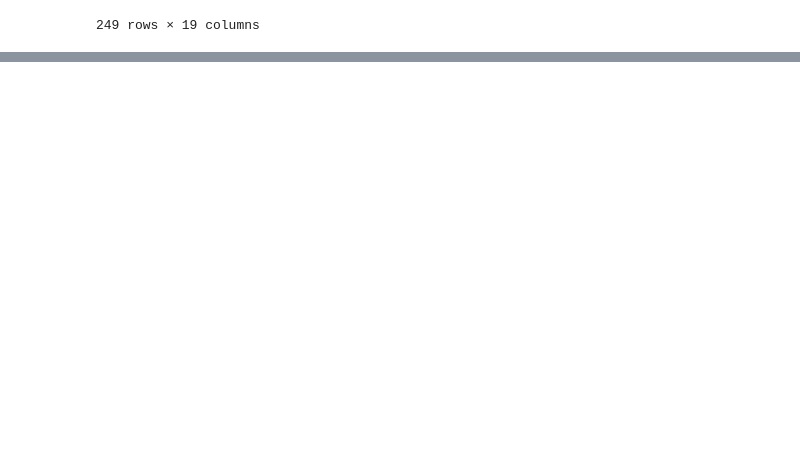
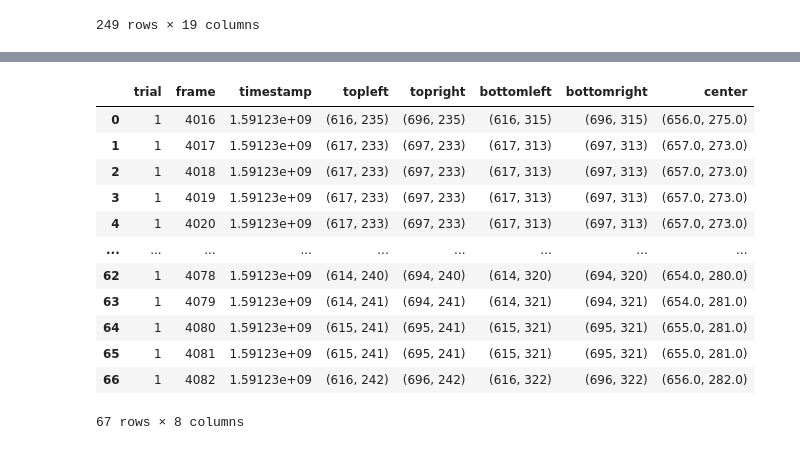
Before and after one commit to selzha/SD_radiology_EM, a Jupyter notebook: TCBpipeline.ipynb, the cells around one changed output, grey strips where cells are left out. Drawn from its saved outputs; the diff is of its cells as text; code cells hidden in the pictures; blank space fills up the shorter version.

Commit message:
implemented find_blob

```diff
--- a/TCBpipeline.ipynb
+++ b/TCBpipeline.ipynb
@@ -200,0 +245,13 @@ IndentationError: expected an indented block (<ipython-input-35-66689a6ca54b>, l
+# %%
+#make new df
+blob_coords = pd.DataFrame(columns=["trial", "frame", "timestamp", "topleft", "topright", "bottomleft", "bottomright", "center"])
+#run find_blob on frames in subset
+def blob_finder(bframe, eframe, trial, block):
+    degree = TCBbehavioral[(TCBbehavioral["trialNumber"] == trial) & (TCBbehavioral['blockNumber'] == block)].index.values[0]
+    for i in range(bframe, eframe + 1):
+        blob = find_blob(subset_path + "/frame" + str(i) + ".png", correct_tags, degree)
+        tright= (blob[2][0], blob[1][1])
+        bleft = (blob[1][0], blob[2][1])
+        values = [trial, i, timestampframe.iloc[i+1, 0], blob[1], tright, bleft, blob[2], blob[0]]
+        blob_coords.loc[len(blob_coords), :] = values
+blob_finder(begin_frame, end_frame, 1, 1)
@@ -200,0 +276,16 @@ IndentationError: expected an indented block (<ipython-input-35-66689a6ca54b>, l
+# %%
+blob_coords
+# %% [output]
+|  | trial | frame | timestamp | topleft | topright | bottomleft | bottomright | center |
+| 0 | 1 | 4016 | 1.59123e+09 | (616, 235) | (696, 235) | (616, 315) | (696, 315) | (656.0, 275.0) |
+| 1 | 1 | 4017 | 1.59123e+09 | (617, 233) | (697, 233) | (617, 313) | (697, 313) | (657.0, 273.0) |
+| 2 | 1 | 4018 | 1.59123e+09 | (617, 233) | (697, 233) | (617, 313) | (697, 313) | (657.0, 273.0) |
+| 3 | 1 | 4019 | 1.59123e+09 | (617, 233) | (697, 233) | (617, 313) | (697, 313) | (657.0, 273.0) |
+| 4 | 1 | 4020 | 1.59123e+09 | (617, 233) | (697, 233) | (617, 313) | (697, 313) | (657.0, 273.0) |
+| ... | ... | ... | ... | ... | ... | ... | ... | ... |
+| 62 | 1 | 4078 | 1.59123e+09 | (614, 240) | (694, 240) | (614, 320) | (694, 320) | (654.0, 280.0) |
+| 63 | 1 | 4079 | 1.59123e+09 | (614, 241) | (694, 241) | (614, 321) | (694, 321) | (654.0, 281.0) |
+| 64 | 1 | 4080 | 1.59123e+09 | (615, 241) | (695, 241) | (615, 321) | (695, 321) | (655.0, 281.0) |
+| 65 | 1 | 4081 | 1.59123e+09 | (615, 241) | (695, 241) | (615, 321) | (695, 321) | (655.0, 281.0) |
+| 66 | 1 | 4082 | 1.59123e+09 | (616, 242) | (696, 242) | (616, 322) | (696, 322) | (656.0, 282.0) |
+67 rows × 8 columns
```
Also changed, not shown: parts of 13 cells of this notebook.
